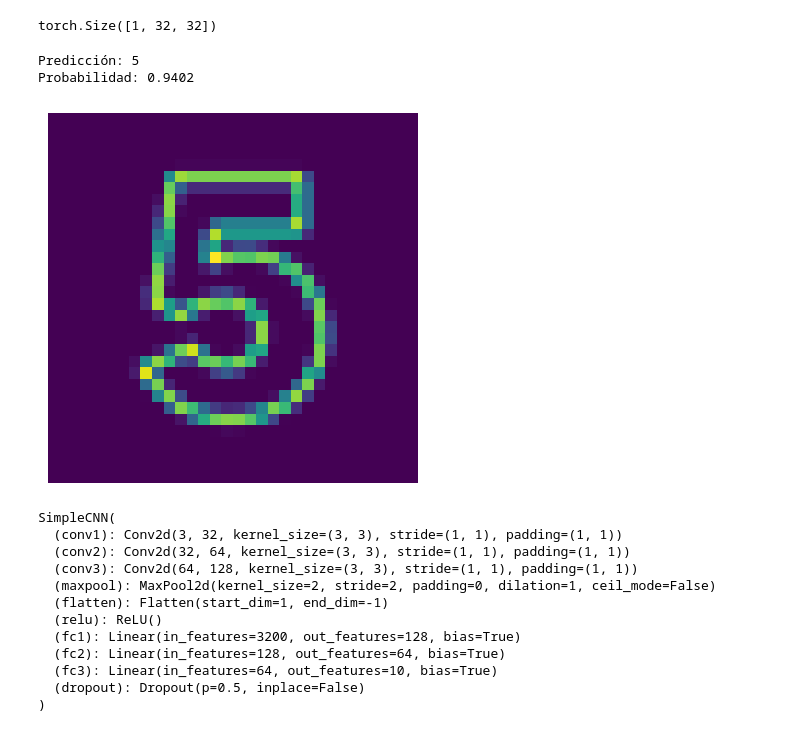
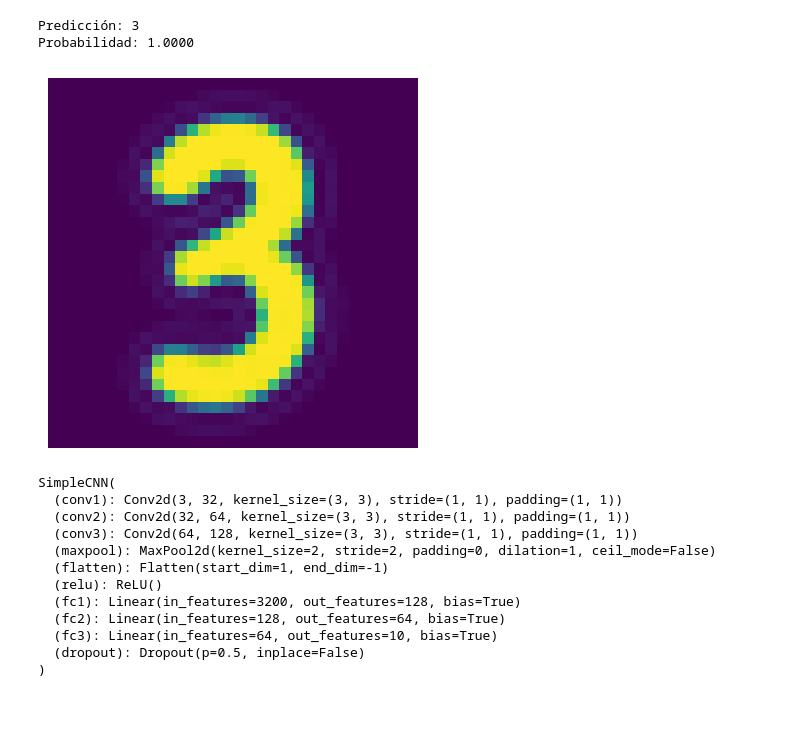
Before and after one commit to JuniorHZ19/ArquitecturasCNN, a Jupyter notebook: LeNet-5.ipynb, the cells around one changed output. Saved outputs shown, nothing was run; the diff lists cells and outputs as text; code cells hidden in the pictures.

```diff
--- a/LeNet-5.ipynb
+++ b/LeNet-5.ipynb
@@ -28,19 +28,19 @@ class LeNet5(nn.Module):
         self.fc3 = nn.Linear(84, num_classes)
 
         # Activación ReLU
-        self.relu = nn.ReLU()
+        self.tanth = nn.Tanh()
 
     def forward(self, x):
         # Primera capa convolucional
         x = self.conv1(x)  # (6, 28, 28)
         x = self.bn1(x)
-        x = self.relu(x)
+        x = self.tanth(x)
         x = self.pool1(x)  # (6, 14, 14)
 
         # Segunda capa convolucional
         x = self.conv2(x)  # (16, 10, 10)
         x = self.bn2(x)
-        x = self.relu(x)
+        x = self.tanth(x)
         x = self.pool2(x)  # (16, 5, 5)
 
         # Aplanar las salidas para las capas fully connected
@@ -48,9 +48,9 @@ class LeNet5(nn.Module):
 
         # Capas fully connected
         x = self.fc1(x)  # (120,)
-        x = self.relu(x)
+        x = self.tanth(x)
         x = self.fc2(x)  # (84,)
-        x = self.relu(x)
+        x = self.tanth(x)
         x = self.fc3(x)  # (10,)
 
         return x
@@ -175,7 +163,7 @@ torch.Size([80, 1, 32, 32])
 modelo = LeNet5()
 criterion = nn.CrossEntropyLoss()
 optimizer = optim.SGD(modelo.parameters(), lr=0.01, momentum=0.9)
-epochs=5
+epochs=10
 
 modelo_entrenado,optimisador_entrenado=trainModel(modelo,epochs,train_loader,test_loader,optimizer,criterion)
 # %% [output]
@@ -200,7 +180,3 @@ leNet5(
-# %%
-data_lote[0].shape
-# %% [output]
-torch.Size([1, 32, 32])
 # %%
 import torch
 from PIL import Image
@@ -209,7 +185,7 @@ import torch.nn.functional as F
 from torchvision import transforms
 
 # Ruta de la imagen
-file_path = "/content/numero-5-7.jpg"  # @param {type:"string"}
+file_path = "/content/images (3).jpg"  # @param {type:"string"}
 
 # Cargar la imagen
 img = Image.open(file_path)
@@ -220,7 +196,7 @@ transform = transforms.Compose([
     transforms.Grayscale(num_output_channels=1),
     transforms.Resize((32, 32)),  # Redimensionar a 32x32
     transforms.ToTensor(),  # Convertir la imagen a tensor
-    transforms.Lambda(lambda x: 1 - x),
+    transforms.Lambda(lambda x: 1 - x), #invierto colores de negro a blanco
 ])
 
 # Aplicar las transformaciones
@@ -235,36 +211,36 @@ modelo_entrenado.eval()
 with torch.no_grad():
     output = modelo_entrenado(tensor_img)
 
 # Calcular las probabilidades con softmax
 probabilities = F.softmax(output, dim=1)
 
 # Obtener el índice de la clase con la mayor probabilidad
 max_value, max_index = torch.max(probabilities, dim=1)
 
 # Definir las clases (dígitos de 0 a 9)
 classes = ['0', '1', '2', '3', '4', '5', '6', '7', '8', '9']
 
 # Imprimir la predicción y la probabilidad
 print(f'Predicción: {classes[max_index.item()]}')
 print(f'Probabilidad: {max_value.item():.4f}')
 
 tensor_img = tensor_img.squeeze(0)  # Eliminar la dimensión de batch, si es necesario
 
 # Deshacer la normalización (si fue realizada previamente)
 
 
 
 # Convertir de tensor a imagen PIL
 to_pil = transforms.ToPILImage()
 image = to_pil(tensor_img)
 # Mostrar la imagen
 plt.imshow(image)
 plt.axis('off')  # Desactivar los ejes para solo mostrar la imagen
 plt.show()
 # %% [output]
-Predicción: 5
-Probabilidad: 0.9402
+Predicción: 3
+Probabilidad: 1.0000
-[figure, old version]
+[figure, new version]
 # %%
 #Guardar modelo y optimzador:
 
```
Also changed, not shown: parts of 5 cells of this notebook.
